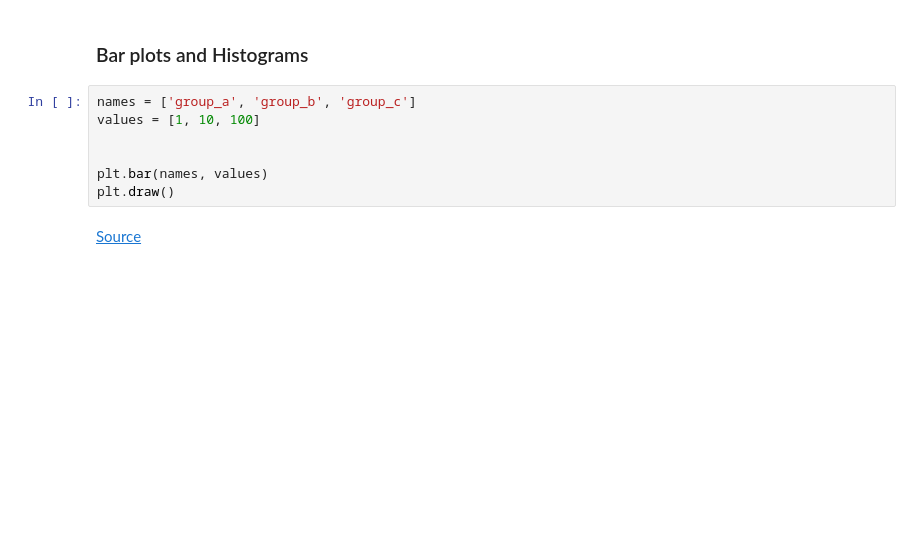
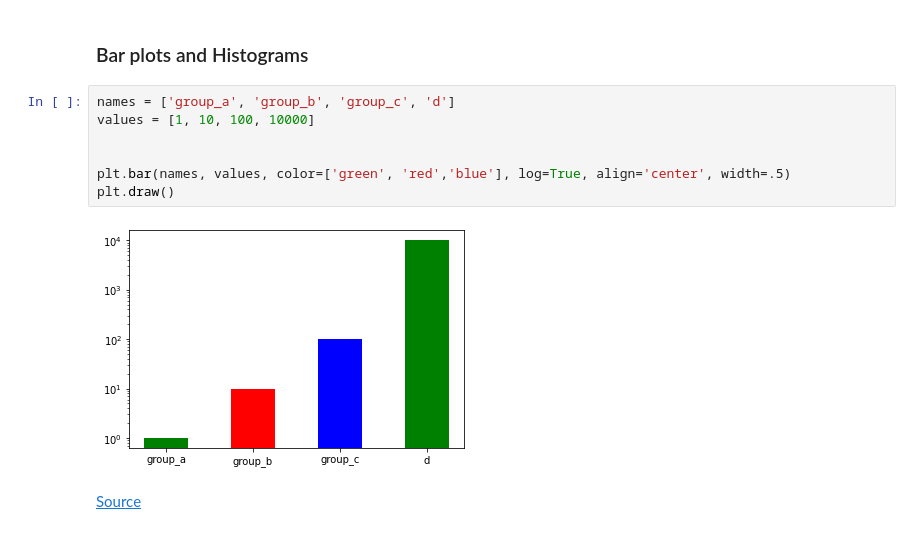
Before and after one commit to udveg/DS601_Fall21, a Jupyter notebook: Week02/Week02 - visualization.ipynb, the cells around one changed output. Drawn from its saved outputs; the diff is of its cells as text; blank space fills up the shorter version.

```diff
--- a/Week02/Week02 - visualization.ipynb
+++ b/Week02/Week02 - visualization.ipynb
@@ -125,12 +172,14 @@ plt.show()
 # %% [markdown]
 ### Bar plots and Histograms
 # %%
-names = ['group_a', 'group_b', 'group_c']
-values = [1, 10, 100]
+names = ['group_a', 'group_b', 'group_c', 'd']
+values = [1, 10, 100, 10000]
 
 
-plt.bar(names, values)
+plt.bar(names, values, color=['green', 'red','blue'], log=True, align='center', width=.5)
 plt.draw()
+# %% [output]
+[figure, added]
 # %% [markdown]
 [Source](https://matplotlib.org/stable/tutorials/introductory/pyplot.html)
 # %% [markdown]
```
Also changed, not shown: parts of 19 cells of this notebook, 3 other files.
